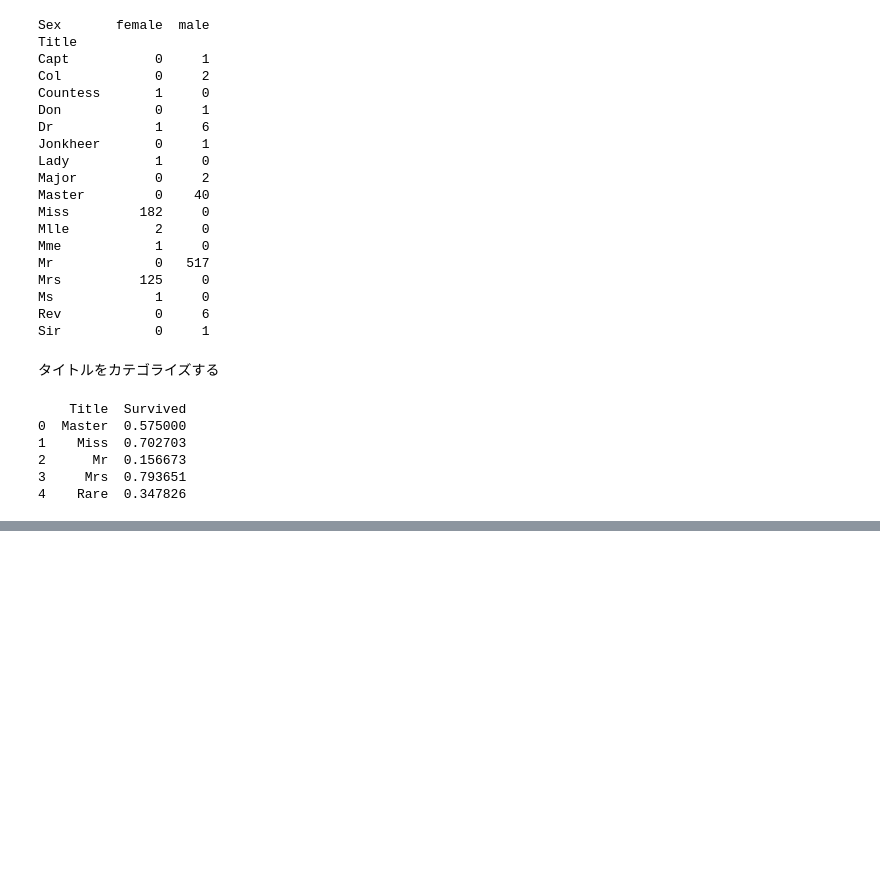
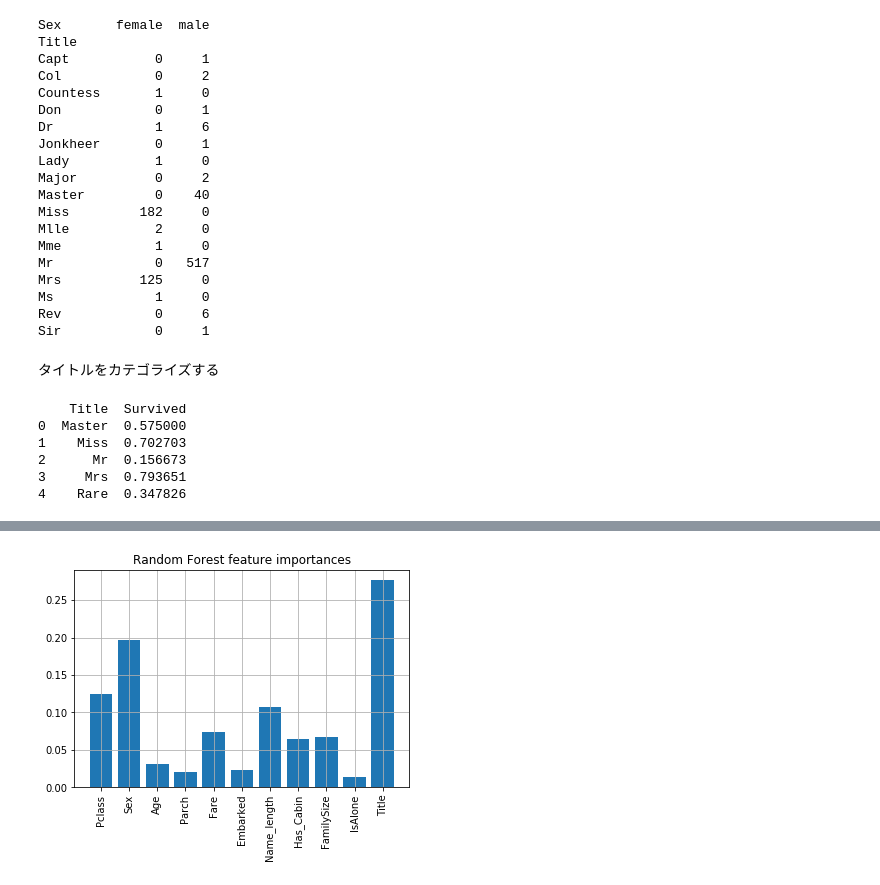
Before and after one commit to OkamotoTaiga/kaggle-kernel, a Jupyter notebook: titanic/kernel.ipynb, the cells around one changed output, grey strips where cells are left out. Saved outputs shown, nothing was run; the diff lists cells and outputs as text; code cells hidden in the pictures; blank space fills up the shorter version.

```diff
--- a/titanic/kernel.ipynb
+++ b/titanic/kernel.ipynb
@@ -213,0 +508,17 @@ print(train[['Title','Survived']].groupby(['Title'],as_index=False).mean())
+# %%
+rf_feature = [0.12463748, 0.19718227, 0.03140236, 0.02019233, 0.07345467, 0.02378238,
+ 0.10698858, 0.06501071, 0.06724059, 0.01374771, 0.27636093]
+et_feature = [0.12104685, 0.3846739,  0.02699777, 0.01625976, 0.05693523, 0.02938927,
+ 0.0478511,  0.08256349, 0.04454583, 0.02230187, 0.16743492]
+ada_feature = [0.026, 0.012, 0.018, 0.062, 0.038, 0.01,  0.702, 0.012, 0.052, 0.002, 0.066]
+gb_feature = [0.0718004,  0.02843047, 0.08504723, 0.04073875, 0.10985185, 0.06133329,
+ 0.41331027, 0.01556621, 0.06503494, 0.02406766, 0.08481892]
+# %%
+cols = test.columns.values
+# Create a dataframe with features
+feature_dataframe = pd.DataFrame( {'features': cols,
+     'Random Forest feature importances': rf_feature,
+     'Extra Trees  feature importances': et_feature,
+      'AdaBoost feature importances': ada_feature,
+    'Gradient Boost feature importances': gb_feature
+    })
@@ -213,0 +540,9 @@ print(train[['Title','Survived']].groupby(['Title'],as_index=False).mean())
+# %%
+label = feature_dataframe['features']
+plt.bar([i for i in range(len(feature_dataframe.index))],
+        feature_dataframe['Random Forest feature importances'],tick_label=label)
+plt.xticks(rotation=90)
+plt.title('Random Forest feature importances')
+plt.grid()
+# %% [output]
+[figure, added]
```
Also changed, not shown: parts of 40 cells of this notebook.
